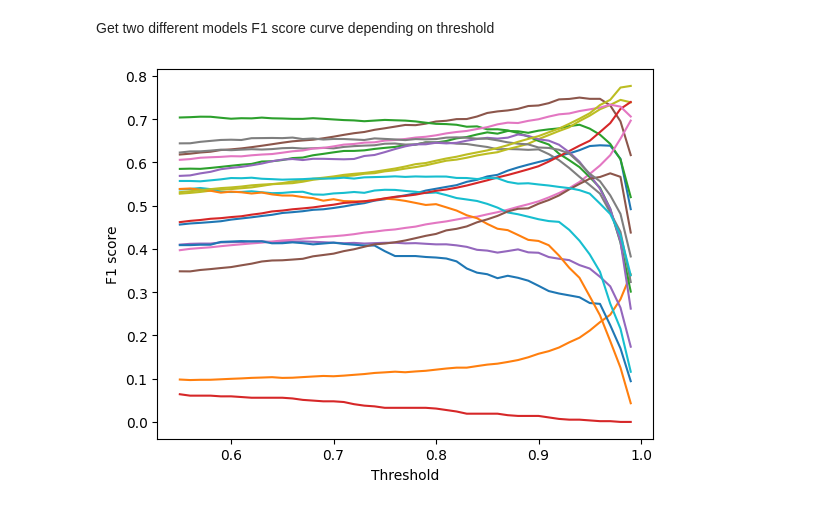
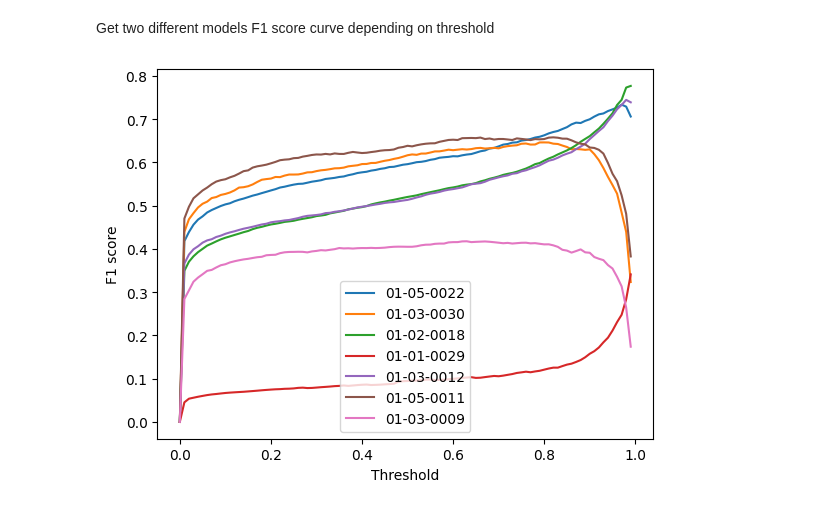
Before and after one commit to Portiloop/portiloop-training, a Jupyter notebook: notebooks/explore_results_adaptation.ipynb, the cells around one changed output. Drawn from its saved outputs; the diff is of its cells as text; code cells hidden in the pictures.

```diff
--- a/notebooks/explore_results_adaptation.ipynb
+++ b/notebooks/explore_results_adaptation.ipynb
@@ -30,0 +165,21 @@ experiment_dict = create_experiment_dict(path)
+# %%
+from tabulate import tabulate
+
+# Get the list of all metrics
+metrics = list(next(iter(experiment_dict.values()))['averages'].keys())
+
+# Initialize a dictionary to hold the data
+data = {metric: [] for metric in metrics}
+
+# Populate the data dictionary
+for experiment_name, experiment_data in experiment_dict.items():
+    averages = experiment_data.get('averages', {})
+    for metric_name, (average, std) in averages.items():
+        data[metric_name].append(f"{average:.2f} ± {std:.2f}")
+
+# Convert the data dictionary to a table data list
+table_data = [[metric_name] + data[metric_name] for metric_name in metrics]
+
+headers = ['Metric'] + list(experiment_dict.keys())
+table = tabulate(table_data, headers, tablefmt='grid')
+print(table)
@@ -30,0 +292,7 @@ experiment_dict = create_experiment_dict(path)
+# %%
+# Print the f1 score for each subject in experiment exp and the age of the subject
+experiment_dict = new_dict['ADAPT_THRESHOLD_DETECTION']
+for subject in subjects:
+    f1 = experiment_dict[subject]['metrics']['detect_spindle_metrics']['f1']
+    age = experiment_dict[subject]['age']
+    print(f"Subject {subject} has an f1 score of {f1} and is {age} years old")
@@ -30,0 +412,8 @@ experiment_dict = create_experiment_dict(path)
+# %%
+from portiloopml.portiloop_python.ANN.data.mass_data_new import MassConsecutiveSampler, MassDataset, SubjectLoader
+
+# Load all the subjects and their data
+dataset_path = '/project/MASS/mass_spindles_dataset'
+loader = SubjectLoader(
+    os.path.join(dataset_path, 'subject_info.csv'))
+subjects = loader.select_all_subjects()
@@ -97,7 +728,7 @@ disp.plot()
 # %% [markdown]
 We get the baseline performace of the Spindle detection
 # %%
-experiment = experiment_dict['first_baseline_notrain']
+experiment = experiment_dict['real_baseline_nothing']
 f1_scores = []
 precisions = []
 recalls = []
@@ -132,19 +764,19 @@ f1_scores
 # %% [markdown]
 Get two different models F1 score curve depending on threshold
 # %%
-experiment = experiment_dict['first_baseline_notrain']
+experiment = experiment_dict['real_baseline_nothing']
 
 for subject in experiment.keys():
     subject_data = experiment[subject]['metrics']['multi_threshold_metrics']
     f1s = np.array(list(subject_data.values()))
     thresholds = np.array(list(subject_data.keys()), dtype=float)
     plt.plot(thresholds, f1s, label=subject)
 
 plt.xlabel('Threshold')
 plt.ylabel('F1 score')
-# plt.legend()
+plt.legend()
 plt.show()
 # subject_1 = '01-03-0038'
 # subject_2 = '01-03-0018'
 # %% [output]
-[figure, old version]
+[figure, new version]
```
Also changed, not shown: parts of 46 cells of this notebook, 5 other files.
